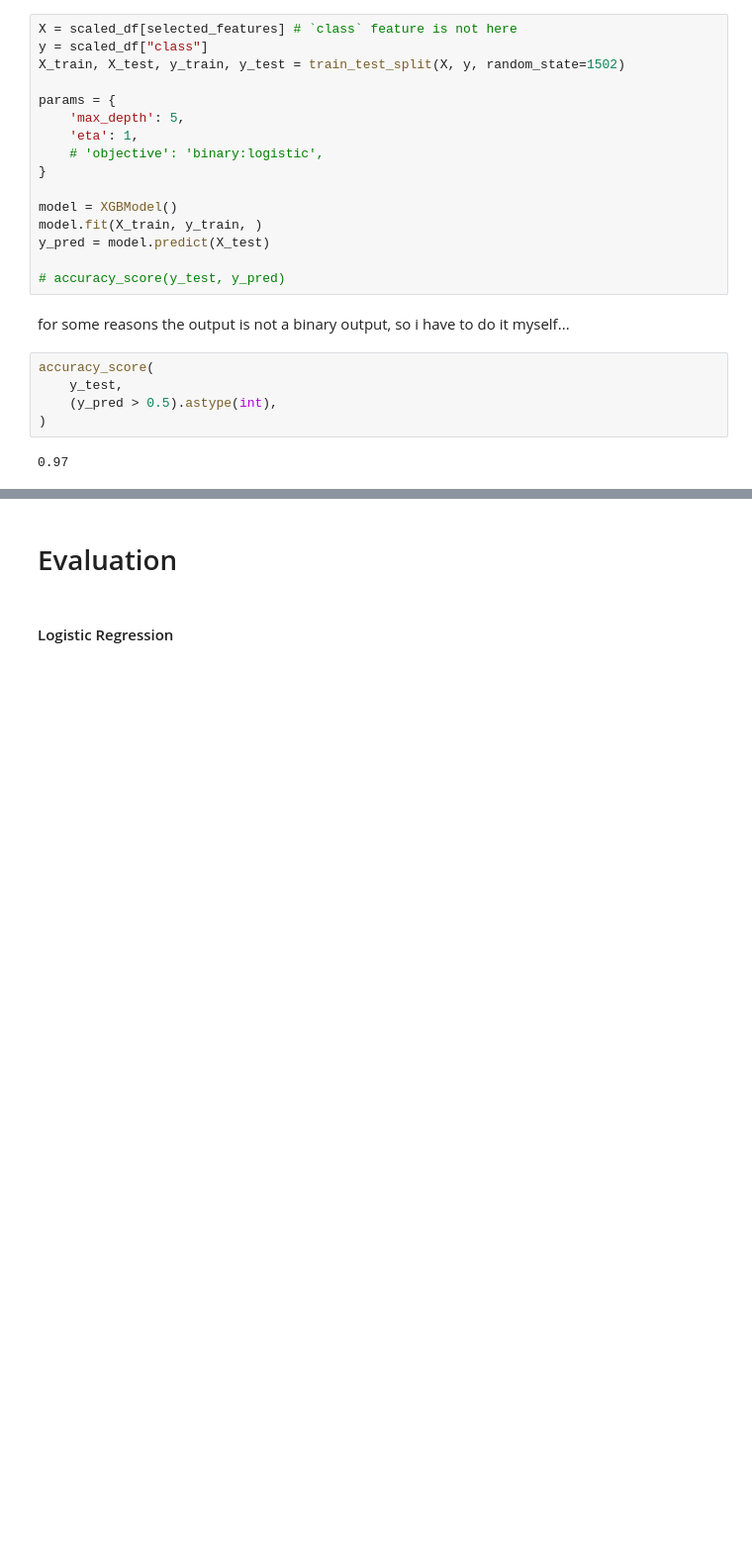
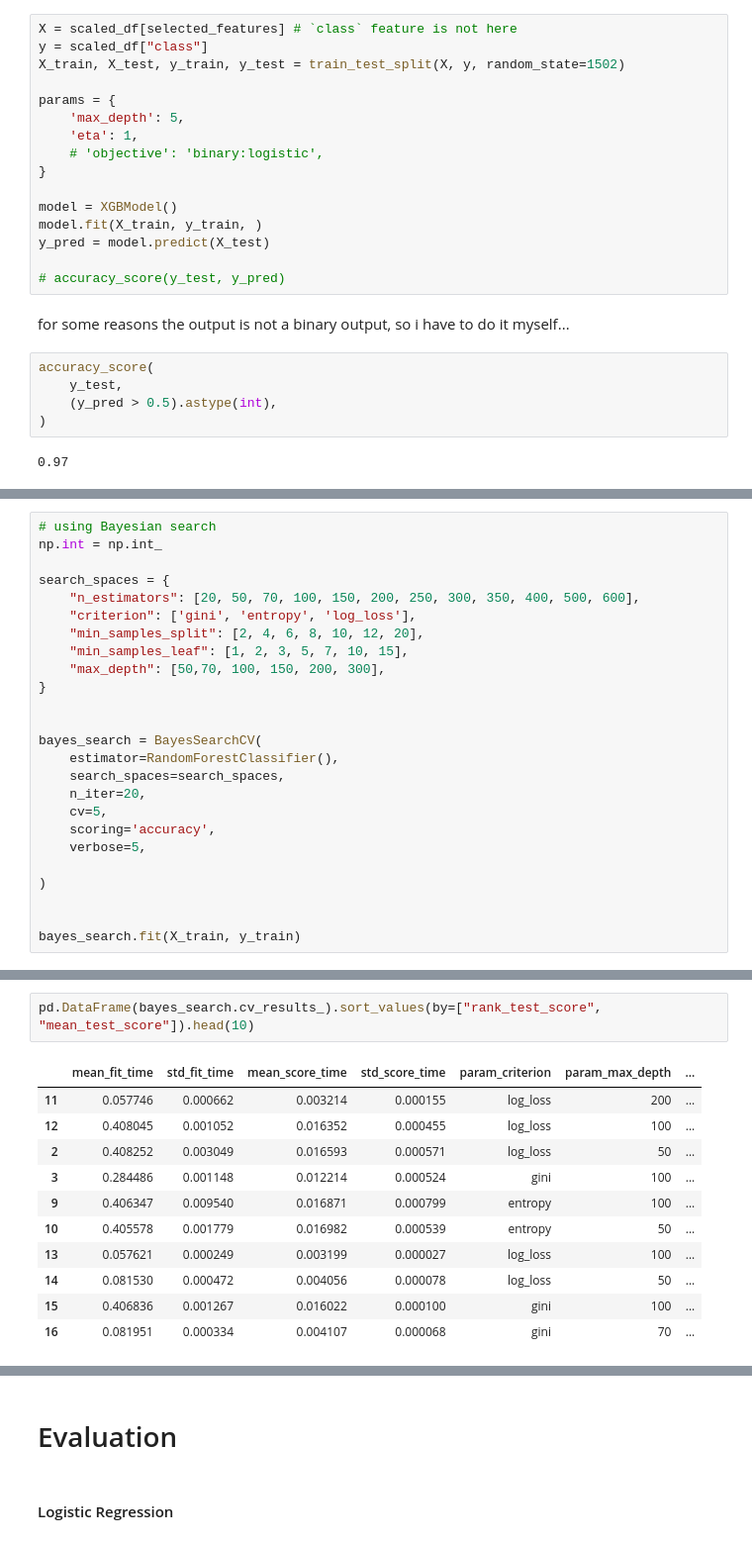
Before and after one commit to artmiss-gns/ChronicKidneyDisease-prediction, a Jupyter notebook: main.ipynb, the cells around one changed output, grey strips where cells are left out. Shown at 99% size. Drawn from its saved outputs; the diff is of its cells as text; blank space fills up the shorter version.

```diff
--- a/main.ipynb
+++ b/main.ipynb
@@ -792,0 +951,25 @@ accuracy_score(
+# %%
+# using Bayesian search
+np.int = np.int_
+
+search_spaces = {
+    "n_estimators": [20, 50, 70, 100, 150, 200, 250, 300, 350, 400, 500, 600],
+    "criterion": ['gini', 'entropy', 'log_loss'],
+    "min_samples_split": [2, 4, 6, 8, 10, 12, 20],
+    "min_samples_leaf": [1, 2, 3, 5, 7, 10, 15],
+    "max_depth": [50,70, 100, 150, 200, 300],
+}
+
+
+bayes_search = BayesSearchCV(
+    estimator=RandomForestClassifier(),
+    search_spaces=search_spaces,
+    n_iter=20,
+    cv=5,
+    scoring='accuracy',
+    verbose=5,
+
+)
+
+
+bayes_search.fit(X_train, y_train)
@@ -792,0 +1017,14 @@ accuracy_score(
+# %%
+pd.DataFrame(bayes_search.cv_results_).sort_values(by=["rank_test_score", "mean_test_score"]).head(10)
+# %% [output]
+|  | mean_fit_time | std_fit_time | mean_score_time | std_score_time | param_criterion | param_max_depth | ... |
+| 11 | 0.057746 | 0.000662 | 0.003214 | 0.000155 | log_loss | 200 | ... |
+| 12 | 0.408045 | 0.001052 | 0.016352 | 0.000455 | log_loss | 100 | ... |
+| 2 | 0.408252 | 0.003049 | 0.016593 | 0.000571 | log_loss | 50 | ... |
+| 3 | 0.284486 | 0.001148 | 0.012214 | 0.000524 | gini | 100 | ... |
+| 9 | 0.406347 | 0.009540 | 0.016871 | 0.000799 | entropy | 100 | ... |
+| 10 | 0.405578 | 0.001779 | 0.016982 | 0.000539 | entropy | 50 | ... |
+| 13 | 0.057621 | 0.000249 | 0.003199 | 0.000027 | log_loss | 100 | ... |
+| 14 | 0.081530 | 0.000472 | 0.004056 | 0.000078 | log_loss | 50 | ... |
+| 15 | 0.406836 | 0.001267 | 0.016022 | 0.000100 | gini | 100 | ... |
+| 16 | 0.081951 | 0.000334 | 0.004107 | 0.000068 | gini | 70 | ... |
```
Also changed, not shown: parts of 52 cells of this notebook, 1 other file.
